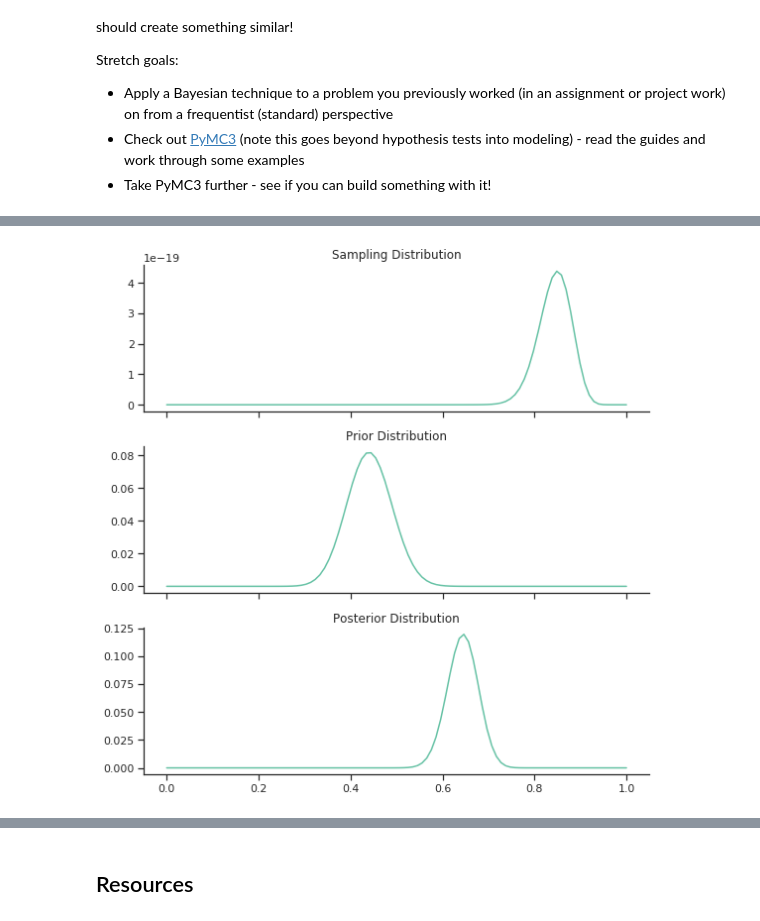
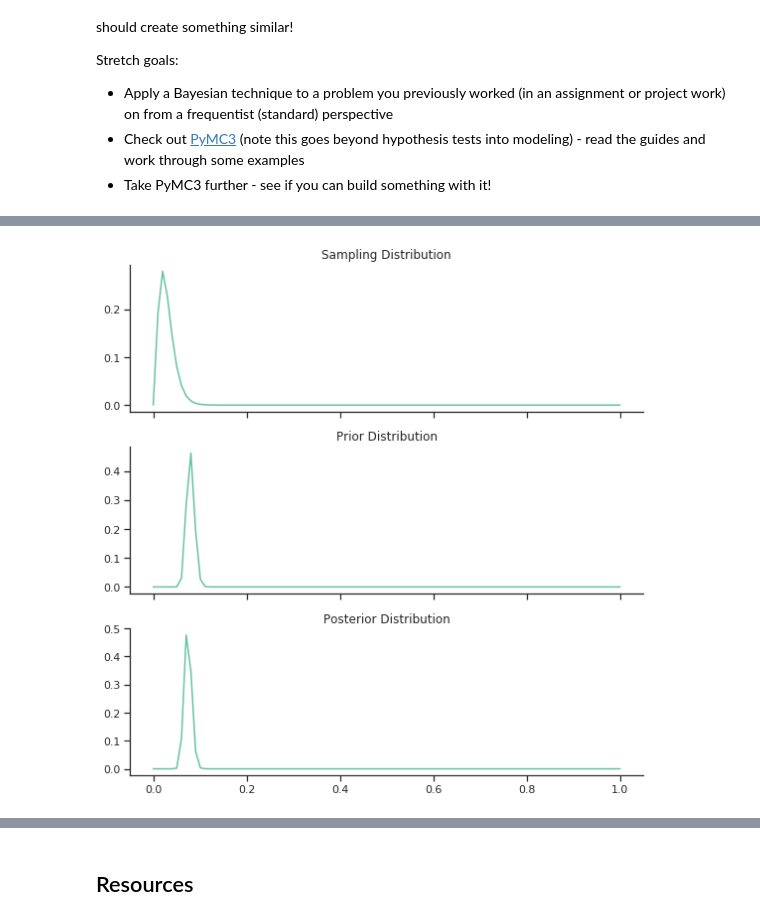
Before and after one commit to JimKing100/DS-Unit-1-Sprint-3-Statistical-Tests-and-Experiments, a Jupyter notebook: module3-introduction-to-bayesian-inference/LS_DS_133_Introduction_to_Bayesian_Inference.ipynb, the cells around one changed output, grey strips where cells are left out. Drawn from its saved outputs; the diff is of its cells as text; code cells hidden in the pictures.

```diff
--- a/module3-introduction-to-bayesian-inference/LS_DS_133_Introduction_to_Bayesian_Inference.ipynb
+++ b/module3-introduction-to-bayesian-inference/LS_DS_133_Introduction_to_Bayesian_Inference.ipynb
@@ -242,8 +223,0 @@ np.product(st.bernoulli.pmf(data_coin_flips, .5))
-# %%
-sns.set(style='ticks', palette='Set2')
-
-params = np.linspace(0, 1, 100)
-test = np.random.binomial(n=1, p=.5, size=100)
-p_x = np.array([np.product(st.bernoulli.pmf(test, p)) for p in params])
-plt.plot(params, p_x)
-sns.despine()
@@ -260,10 +223,0 @@ sns.despine()
-# %%
-unfair_flips = bernoulli_flips = np.random.binomial(n=1, p=.8, size=1000)
-p_unfair = np.array([np.product(st.bernoulli.pmf(unfair_flips, p)) for p in params])
-fig, axes = plt.subplots(2, 1, sharex=True)
-axes[0].plot(params, p_unfair)
-axes[0].set_title("Sampling Distribution")
-axes[1].plot(params, p_fair)
-axes[1].set_title("Prior Distribution")
-sns.despine()
-plt.tight_layout()
@@ -272,27 +224,40 @@ plt.tight_layout()
 # %%
-def bern_post(n_params=100, n_sample=100, true_p=.8, prior_p=.5, n_prior=100):
+# Breathalyzer example using Bayes
+def prob_drunk_given_positive(prob_drunk_prior, prob_positive, prob_positive_drunk):
+    n_params=100
+    n_sample=100
     params = np.linspace(0, 1, n_params)
-    sample = np.random.binomial(n=1, p=true_p, size=n_sample)
+
+    # Likelihood - sampling distribution
+    sample = np.random.binomial(n=1, p=prob_positive_drunk, size=n_sample)
     likelihood = np.array([np.product(st.bernoulli.pmf(sample, p)) for p in params])
-    #likelihood = likelihood / np.sum(likelihood)
-    prior_sample = np.random.binomial(n=1, p=prior_p, size=n_prior)
+    likelihood = likelihood / np.sum(likelihood)
+
+    # Prior distribution
+    prior_sample = np.random.binomial(n=1, p=prob_drunk_prior, size=prob_positive)
     prior = np.array([np.product(st.bernoulli.pmf(prior_sample, p)) for p in params])
     prior = prior / np.sum(prior)
+
+    # Posterior distribution
     posterior = [prior[i] * likelihood[i] for i in range(prior.shape[0])]
     posterior = posterior / np.sum(posterior)
 
+    # Plot the graphs
     fig, axes = plt.subplots(3, 1, sharex=True, figsize=(8,8))
     axes[0].plot(params, likelihood)
     axes[0].set_title("Sampling Distribution")
     axes[1].plot(params, prior)
     axes[1].set_title("Prior Distribution")
     axes[2].plot(params, posterior)
     axes[2].set_title("Posterior Distribution")
     sns.despine()
     plt.tight_layout()
 
     return posterior
-1
-example_post = bern_post()
+
+p_drunk_prior = .08
+p_pos = 1000
+p_positive_drunk = .0125
+example_post = prob_drunk_given_positive(p_drunk_prior, p_pos, p_positive_drunk)
 # %% [output]
-[figure, old version]
+[figure, new version]
```
Also changed, not shown: parts of 14 cells of this notebook.
